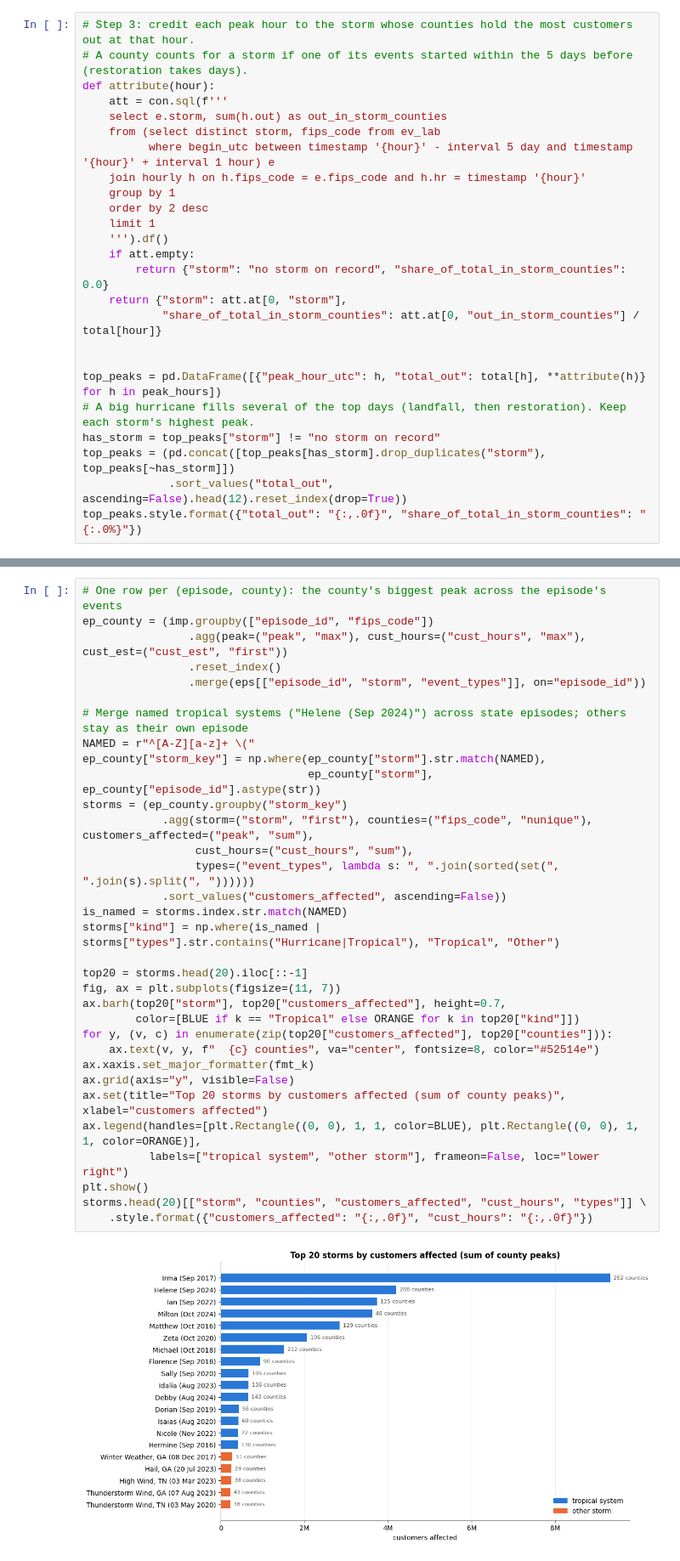
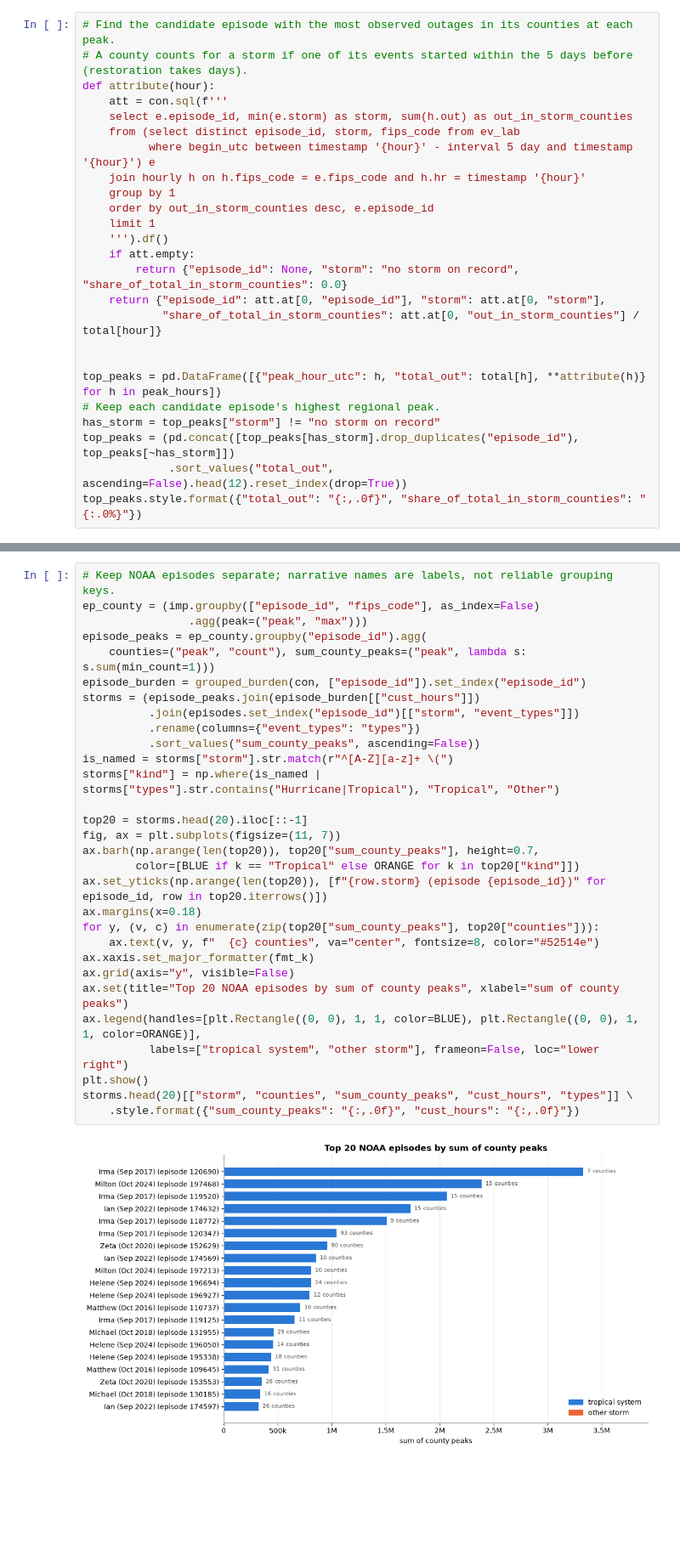
Before and after one commit to Chumpz0/Capstone-Power-Outage-Prediction, a Jupyter notebook: notebooks/03_eda_storm_outage.ipynb, the cells around one changed output, grey strips where cells are left out. Shown at 85% size. Drawn from its saved outputs; the diff is of its cells as text; blank space fills up the shorter version.

```diff
--- a/notebooks/03_eda_storm_outage.ipynb
+++ b/notebooks/03_eda_storm_outage.ipynb
@@ -434,28 +341,28 @@ Idalia (Aug 2023)     20
 Ian (Sep 2022)        19
 Name: count, dtype: int64
 # %%
-# Step 3: credit each peak hour to the storm whose counties hold the most customers out at that hour.
+# Find the candidate episode with the most observed outages in its counties at each peak.
 # A county counts for a storm if one of its events started within the 5 days before (restoration takes days).
 def attribute(hour):
     att = con.sql(f'''
-    select e.storm, sum(h.out) as out_in_storm_counties
-    from (select distinct storm, fips_code from ev_lab
-          where begin_utc between timestamp '{hour}' - interval 5 day and timestamp '{hour}' + interval 1 hour) e
+    select e.episode_id, min(e.storm) as storm, sum(h.out) as out_in_storm_counties
+    from (select distinct episode_id, storm, fips_code from ev_lab
+          where begin_utc between timestamp '{hour}' - interval 5 day and timestamp '{hour}') e
     join hourly h on h.fips_code = e.fips_code and h.hr = timestamp '{hour}'
     group by 1
-    order by 2 desc
+    order by out_in_storm_counties desc, e.episode_id
     limit 1
     ''').df()
     if att.empty:
-        return {"storm": "no storm on record", "share_of_total_in_storm_counties": 0.0}
-    return {"storm": att.at[0, "storm"],
+        return {"episode_id": None, "storm": "no storm on record", "share_of_total_in_storm_counties": 0.0}
+    return {"episode_id": att.at[0, "episode_id"], "storm": att.at[0, "storm"],
             "share_of_total_in_storm_counties": att.at[0, "out_in_storm_counties"] / total[hour]}
 
 
 top_peaks = pd.DataFrame([{"peak_hour_utc": h, "total_out": total[h], **attribute(h)} for h in peak_hours])
-# A big hurricane fills several of the top days (landfall, then restoration). Keep each storm's highest peak.
+# Keep each candidate episode's highest regional peak.
 has_storm = top_peaks["storm"] != "no storm on record"
-top_peaks = (pd.concat([top_peaks[has_storm].drop_duplicates("storm"), top_peaks[~has_storm]])
+top_peaks = (pd.concat([top_peaks[has_storm].drop_duplicates("episode_id"), top_peaks[~has_storm]])
              .sort_values("total_out", ascending=False).head(12).reset_index(drop=True))
 top_peaks.style.format({"total_out": "{:,.0f}", "share_of_total_in_storm_counties": "{:.0%}"})
 # %% [output]
@@ -624,35 +526,32 @@ counties, of each county's peak. Counties peak at different hours, so this is "c
 # %%
-# One row per (episode, county): the county's biggest peak across the episode's events
-ep_county = (imp.groupby(["episode_id", "fips_code"])
-                .agg(peak=("peak", "max"), cust_hours=("cust_hours", "max"), cust_est=("cust_est", "first"))
-                .reset_index()
-                .merge(eps[["episode_id", "storm", "event_types"]], on="episode_id"))
-
-# Merge named tropical systems ("Helene (Sep 2024)") across state episodes; others stay as their own episode
-NAMED = r"^[A-Z][a-z]+ \("
-ep_county["storm_key"] = np.where(ep_county["storm"].str.match(NAMED),
-                                  ep_county["storm"], ep_county["episode_id"].astype(str))
-storms = (ep_county.groupby("storm_key")
-            .agg(storm=("storm", "first"), counties=("fips_code", "nunique"), customers_affected=("peak", "sum"),
-                 cust_hours=("cust_hours", "sum"),
-                 types=("event_types", lambda s: ", ".join(sorted(set(", ".join(s).split(", "))))))
-            .sort_values("customers_affected", ascending=False))
-is_named = storms.index.str.match(NAMED)
+# Keep NOAA episodes separate; narrative names are labels, not reliable grouping keys.
+ep_county = (imp.groupby(["episode_id", "fips_code"], as_index=False)
+                .agg(peak=("peak", "max")))
+episode_peaks = ep_county.groupby("episode_id").agg(
+    counties=("peak", "count"), sum_county_peaks=("peak", lambda s: s.sum(min_count=1)))
+episode_burden = grouped_burden(con, ["episode_id"]).set_index("episode_id")
+storms = (episode_peaks.join(episode_burden[["cust_hours"]])
+          .join(episodes.set_index("episode_id")[["storm", "event_types"]])
+          .rename(columns={"event_types": "types"})
+          .sort_values("sum_county_peaks", ascending=False))
+is_named = storms["storm"].str.match(r"^[A-Z][a-z]+ \(")
 storms["kind"] = np.where(is_named | storms["types"].str.contains("Hurricane|Tropical"), "Tropical", "Other")
 
 top20 = storms.head(20).iloc[::-1]
 fig, ax = plt.subplots(figsize=(11, 7))
-ax.barh(top20["storm"], top20["customers_affected"], height=0.7,
+ax.barh(np.arange(len(top20)), top20["sum_county_peaks"], height=0.7,
         color=[BLUE if k == "Tropical" else ORANGE for k in top20["kind"]])
-for y, (v, c) in enumerate(zip(top20["customers_affected"], top20["counties"])):
+ax.set_yticks(np.arange(len(top20)), [f"{row.storm} (episode {episode_id})" for episode_id, row in top20.iterrows()])
+ax.margins(x=0.18)
+for y, (v, c) in enumerate(zip(top20["sum_county_peaks"], top20["counties"])):
     ax.text(v, y, f"  {c} counties", va="center", fontsize=8, color="#52514e")
 ax.xaxis.set_major_formatter(fmt_k)
 ax.grid(axis="y", visible=False)
-ax.set(title="Top 20 storms by customers affected (sum of county peaks)", xlabel="customers affected")
+ax.set(title="Top 20 NOAA episodes by sum of county peaks", xlabel="sum of county peaks")
 ax.legend(handles=[plt.Rectangle((0, 0), 1, 1, color=BLUE), plt.Rectangle((0, 0), 1, 1, color=ORANGE)],
           labels=["tropical system", "other storm"], frameon=False, loc="lower right")
 plt.show()
-storms.head(20)[["storm", "counties", "customers_affected", "cust_hours", "types"]] \
-    .style.format({"customers_affected": "{:,.0f}", "cust_hours": "{:,.0f}"})
+storms.head(20)[["storm", "counties", "sum_county_peaks", "cust_hours", "types"]] \
+    .style.format({"sum_county_peaks": "{:,.0f}", "cust_hours": "{:,.0f}"})
 # %% [output]
-[figure, old version]
+[figure, new version]
```
Also changed, not shown: parts of 43 cells of this notebook, 9 other files.
